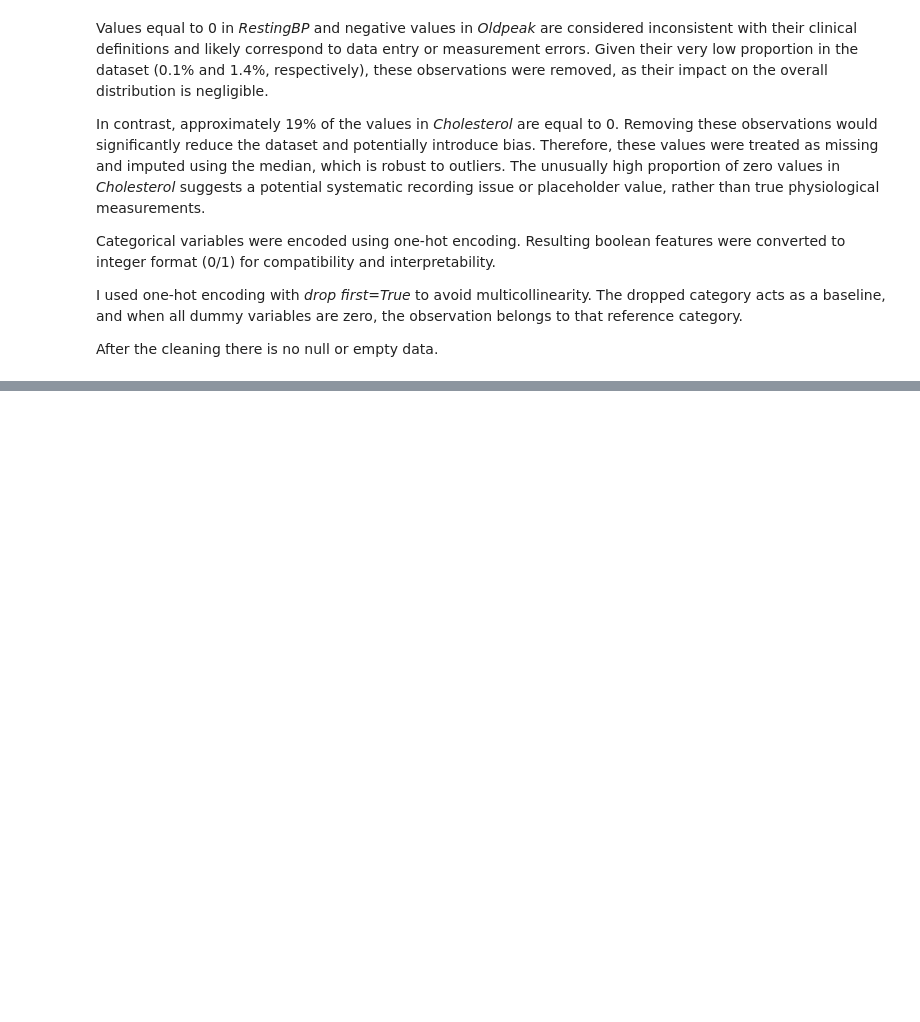
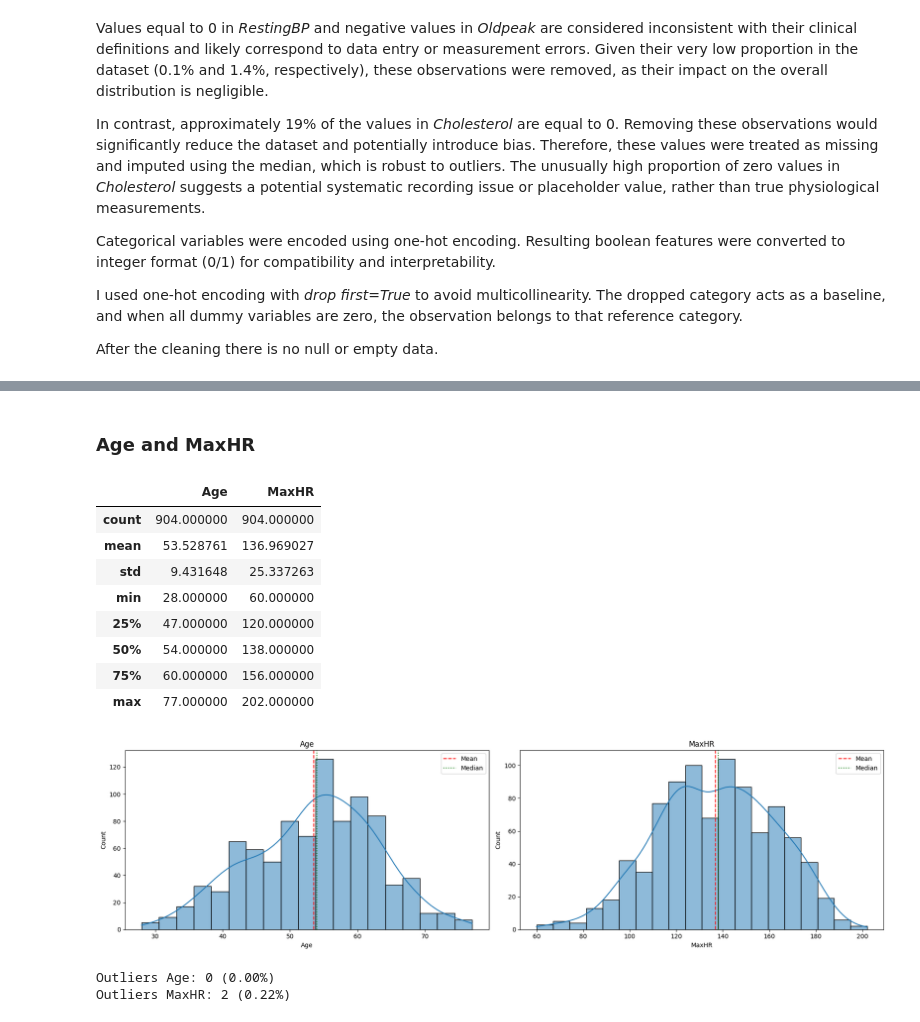
Before and after one commit to biotechwithdata/REPO, a Jupyter notebook: heart_disease_risk_analysis.ipynb, the cells around one changed output, grey strips where cells are left out. Cells and saved outputs as stored; diff of their text form; code cells hidden in the pictures; blank space fills up the shorter version.

```diff
--- a/heart_disease_risk_analysis.ipynb
+++ b/heart_disease_risk_analysis.ipynb
@@ -540,0 +488,48 @@ En conjunto, *Oldpeak* presenta características que requieren un tratamiento cu
+# %% [markdown]
+### Age and MaxHR
+# %%
+numeric_columns = ["Age", "MaxHR"]
+display(df[numeric_columns].describe())
+
+fig, axes = plt.subplots(1, 2, figsize=(18,5))
+
+for i, col in enumerate(numeric_columns):
+    sns.histplot(df[col], kde=True, ax=axes[i])
+
+    mean = df[col].mean()
+    median = df[col].median()
+
+    axes[i].axvline(mean, color="red", linestyle='--', label='Mean')
+    axes[i].axvline(median, color="green", linestyle=':', label='Median')
+    axes[i].set_title(col)
+    axes[i].legend()
+
+plt.tight_layout()
+plt.show()
+# %% [output]
+|  | Age | MaxHR |
+| count | 904.000000 | 904.000000 |
+| mean | 53.528761 | 136.969027 |
+| std | 9.431648 | 25.337263 |
+| min | 28.000000 | 60.000000 |
+| 25% | 47.000000 | 120.000000 |
+| 50% | 54.000000 | 138.000000 |
+| 75% | 60.000000 | 156.000000 |
+| max | 77.000000 | 202.000000 |
+[figure, added]
+# %%
+# Atypical values
+for col in numeric_columns:
+    Q1 = df[col].quantile(0.25)
+    Q3 = df[col].quantile(0.75)
+    IQR = Q3 - Q1
+
+    lower_bound = Q1 - 1.5 * IQR
+    upper_bound = Q3 + 1.5 * IQR
+
+    outliers = df[(df[col] < lower_bound) | (df[col] > upper_bound)][col]
+
+    print(f"Outliers {col}: {len(outliers)} ({len(outliers)/len(df)*100:.2f}%)")
+# %% [output]
+Outliers Age: 0 (0.00%)
+Outliers MaxHR: 2 (0.22%)
```
Also changed, not shown: parts of 40 cells of this notebook.
